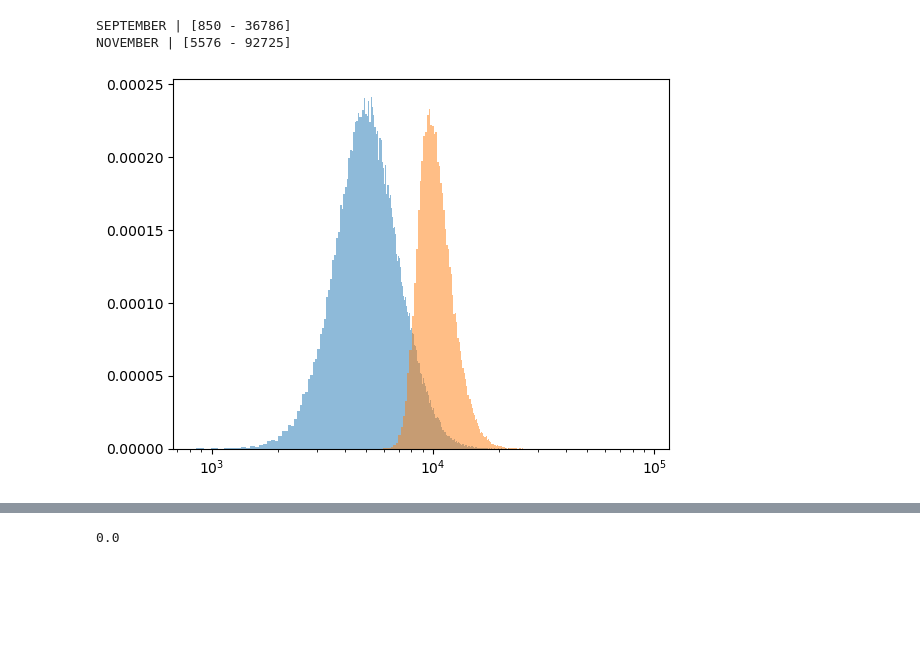
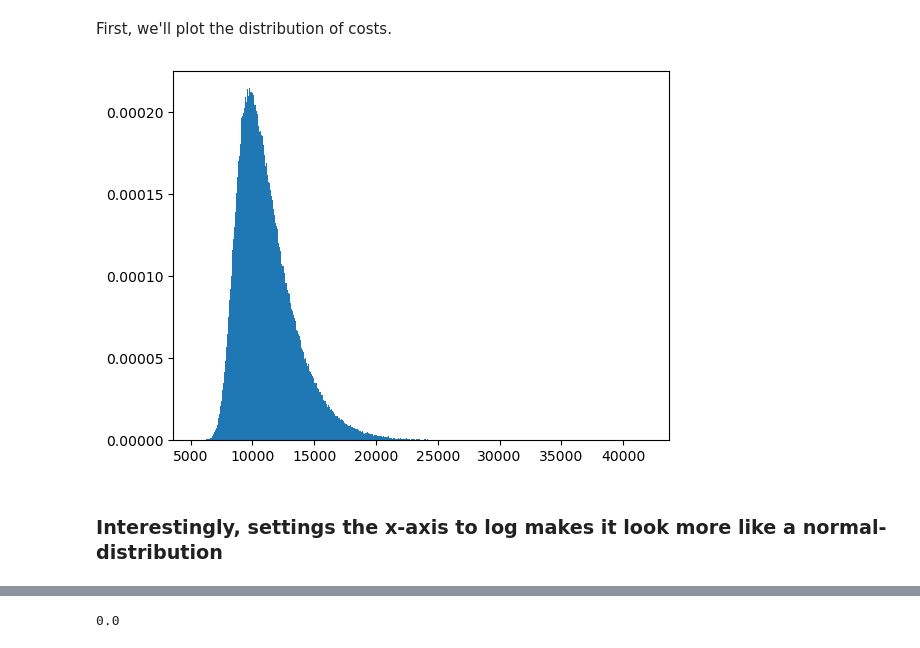
Before and after one commit to sebas-fontys/OR5-paintshop, a Jupyter notebook: test_solution_space.ipynb, the cells around one changed output, grey strips where cells are left out. Cells and saved outputs as stored; diff of their text form; code cells hidden in the pictures; blank space fills up the shorter version.

```diff
--- a/test_solution_space.ipynb
+++ b/test_solution_space.ipynb
@@ -90,0 +5,7 @@ NOVEMBER:
+# %%
+from paintshop import PaintShop, Source
+from solution_space import get_solution_space_size
+
+# Load dataset
+# PS = PaintShop(Source.SEPTEMBER)
+PS = PaintShop(Source.NOVEMBER)
@@ -90,0 +28,4 @@ NOVEMBER:
+# %%
+from heuristics_constructive import Random
+
+generator = Random(PS)
@@ -129,13 +101,10 @@ Loaded 100000 samples from 'cache\solution_space_cost_samples\NOVEMBER.pickle'.
+# %% [markdown]
+First, we'll plot the distribution of costs.
 # %%
 import matplotlib.pyplot as plt
-
-for ps in paintshops:
-
-    print(f"{ps.ps.source_id} | [{min(ps.samples):.0f} - {max(ps.samples):.0f}]")
-
-    plt.hist(ps.samples, bins = 500, density = True, alpha = 0.5)
-    plt.xscale('log')
+plt.hist(samples, bins = 1000, density = True)
+plt.show()
 # %% [output]
-SEPTEMBER | [850 - 36786]
-NOVEMBER | [5576 - 92725]
-[figure, old version]
+[figure, new version]
+# %% [markdown]
+### Interestingly, settings the x-axis to log makes it look more like a normal-distribution
```
Also changed, not shown: parts of 32 cells of this notebook, 10 other files.
